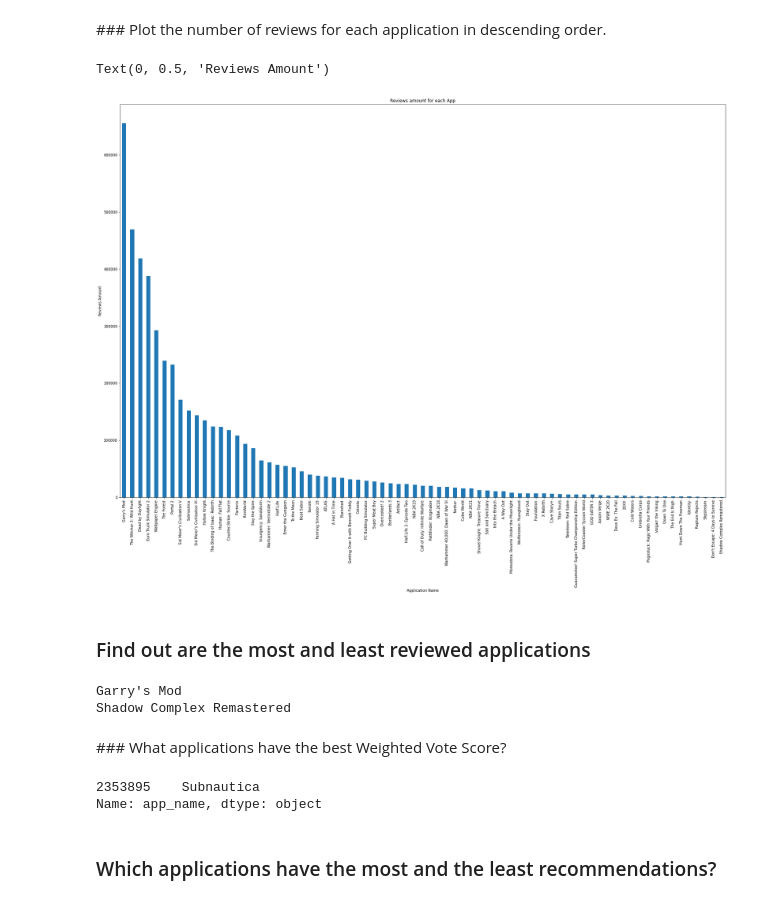
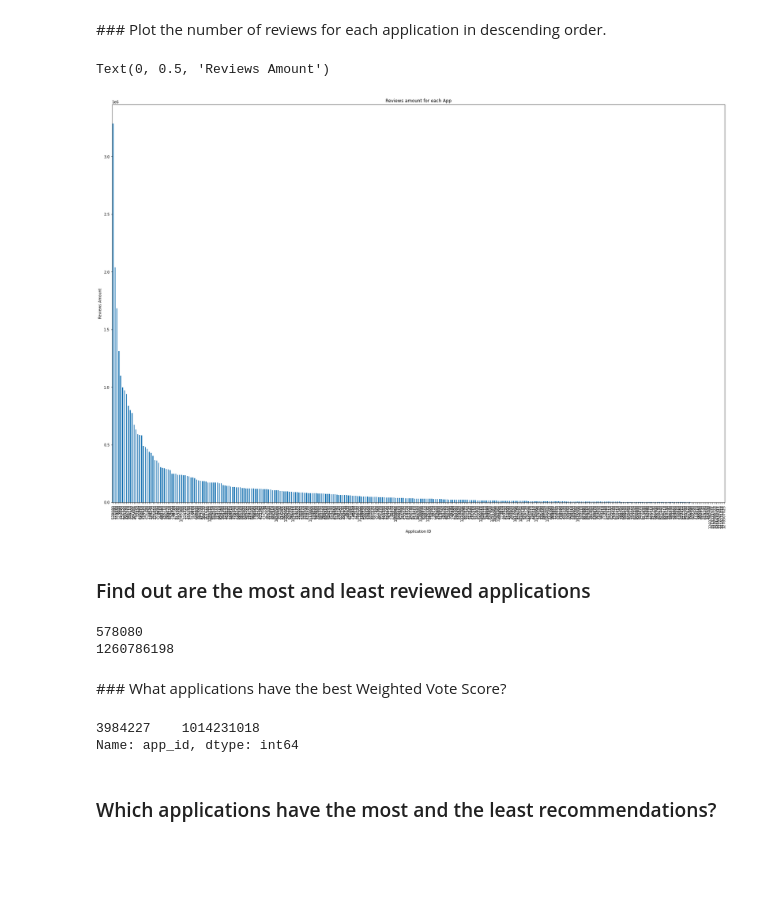
Before and after one commit to S4b3/ADM-HW2-Group44, a Jupyter notebook: main.ipynb, the cells around one changed output. Drawn from its saved outputs; the diff is of its cells as text; code cells hidden in the pictures; blank space fills up the shorter version.

```diff
--- a/main.ipynb
+++ b/main.ipynb
@@ -68,5 +49,6 @@ import matplotlib.pyplot as plt
 # %%
-dataframe = pd.read_csv('./steam_reviews.csv', nrows= 5000000)
+# read the main csv and parse it in a pandas dataframe
+dataframe = pd.read_csv('./steam_reviews.csv')
 print(dataframe.columns)
 # %% [output]
 Index(['Unnamed: 0', 'app_id', 'app_name', 'review_id', 'language', 'review',
@@ -386,24 +393,24 @@ plt.show
 # %% [markdown]
 ### Plot the number of reviews for each application in descending order.
 # %%
-reviewsAmounts = dataframe['app_name'].value_counts()
+reviewsAmounts = dataframe['app_id'].value_counts()
 ra_plot = reviewsAmounts.plot(kind='bar',
                                     figsize=(30,20),
                                     title="Reviews amount for each App")
-ra_plot.set_xlabel("Application Name")
+ra_plot.set_xlabel("Application ID")
 ra_plot.set_ylabel("Reviews Amount")
 #plt.show()
 # %% [output]
 Text(0, 0.5, 'Reviews Amount')
-[figure, old version]
+[figure, new version]
 # %% [markdown]
 ### Find out are the most and least reviewed applications
 # %%
 print(reviewsAmounts.idxmax())
 print(reviewsAmounts.idxmin())
 # %% [output]
-Garry's Mod
-Shadow Complex Remastered
+578080
+1260786198
 # %% [markdown]
 ### What applications have the best Weighted Vote Score?
 # %%
@@ -411,10 +418,10 @@ Shadow Complex Remastered
 scores = dataframe['weighted_vote_score']
 max = scores.idxmax()
 
-print(dataframe[dataframe['weighted_vote_score'] == dataframe['weighted_vote_score'].max()]['app_name'])
+print(dataframe[dataframe['weighted_vote_score'] == dataframe['weighted_vote_score'].max()]['app_id'])
 # %% [output]
-2353895    Subnautica
-Name: app_name, dtype: object
+3984227    1014231018
+Name: app_id, dtype: int64
 # %% [markdown]
 ### Which applications have the most and the least recommendations?
 # %%
```
Also changed, not shown: parts of 35 cells of this notebook.
